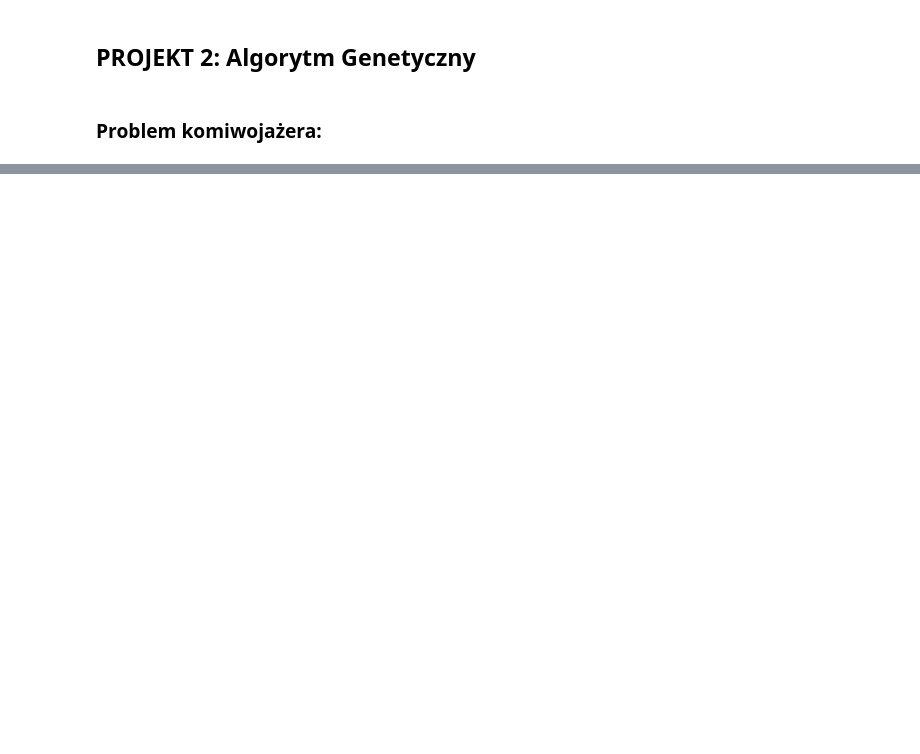
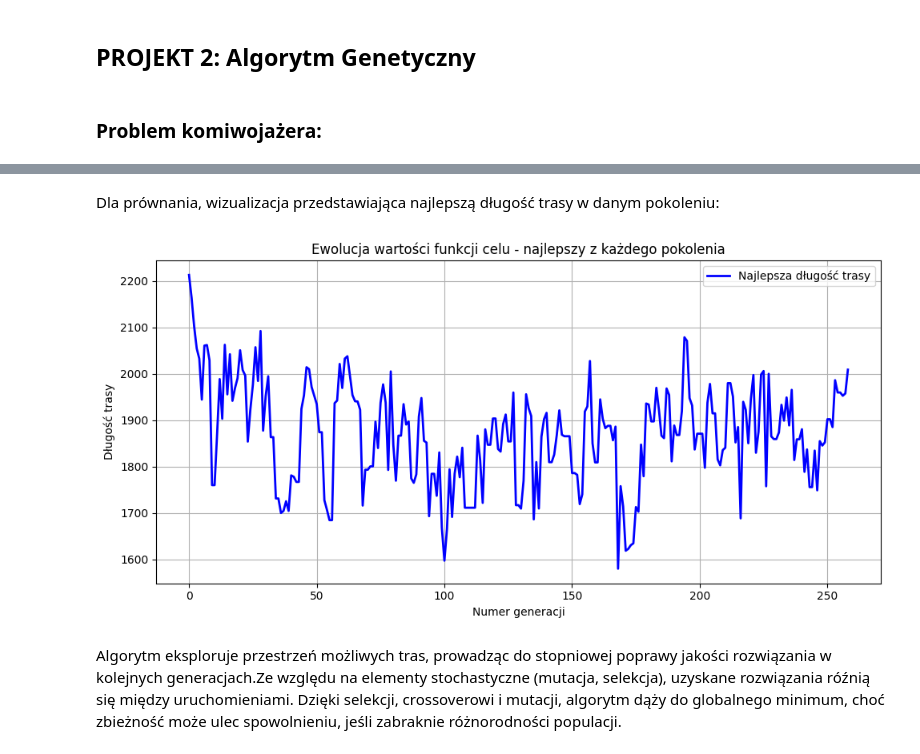
Before and after one commit to sanekjulia/Projects, a Jupyter notebook: genetic algorithm/Algorytm_Genetyczny.ipynb, the cells around one changed output, grey strips where cells are left out. Saved outputs shown, nothing was run; the diff lists cells and outputs as text; code cells hidden in the pictures; blank space fills up the shorter version.

```diff
--- a/genetic algorithm/Algorytm_Genetyczny.ipynb
+++ b/genetic algorithm/Algorytm_Genetyczny.ipynb
@@ -80,0 +104,16 @@ Najlepsza znaleziona ścieżka: 1700.12
+# %% [markdown]
+Dla prównania, wizualizacja przedstawiająca najlepszą długość trasy w danym pokoleniu:
+# %%
+plt.figure(figsize=(10, 5))
+plt.plot(gen_best, label='Najlepsza długość trasy', color='blue', linewidth=2)
+plt.xlabel('Numer generacji')
+plt.ylabel('Długość trasy')
+plt.title('Ewolucja wartości funkcji celu - najlepszy z każdego pokolenia')
+plt.legend()
+plt.grid(True)
+plt.tight_layout()
+plt.show()
+# %% [output]
+[figure, added]
+# %% [markdown]
+Algorytm eksploruje przestrzeń możliwych tras, prowadząc do stopniowej poprawy jakości rozwiązania w kolejnych generacjach.Ze względu na elementy stochastyczne (mutacja, selekcja), uzyskane rozwiązania róźnią się między uruchomieniami. Dzięki selekcji, crossoverowi i mutacji, algorytm dąży do globalnego minimum, choć zbieżność może ulec spowolnieniu, jeśli zabraknie różnorodności populacji.
```
Also changed, not shown: parts of 15 cells of this notebook, 1 other file.
